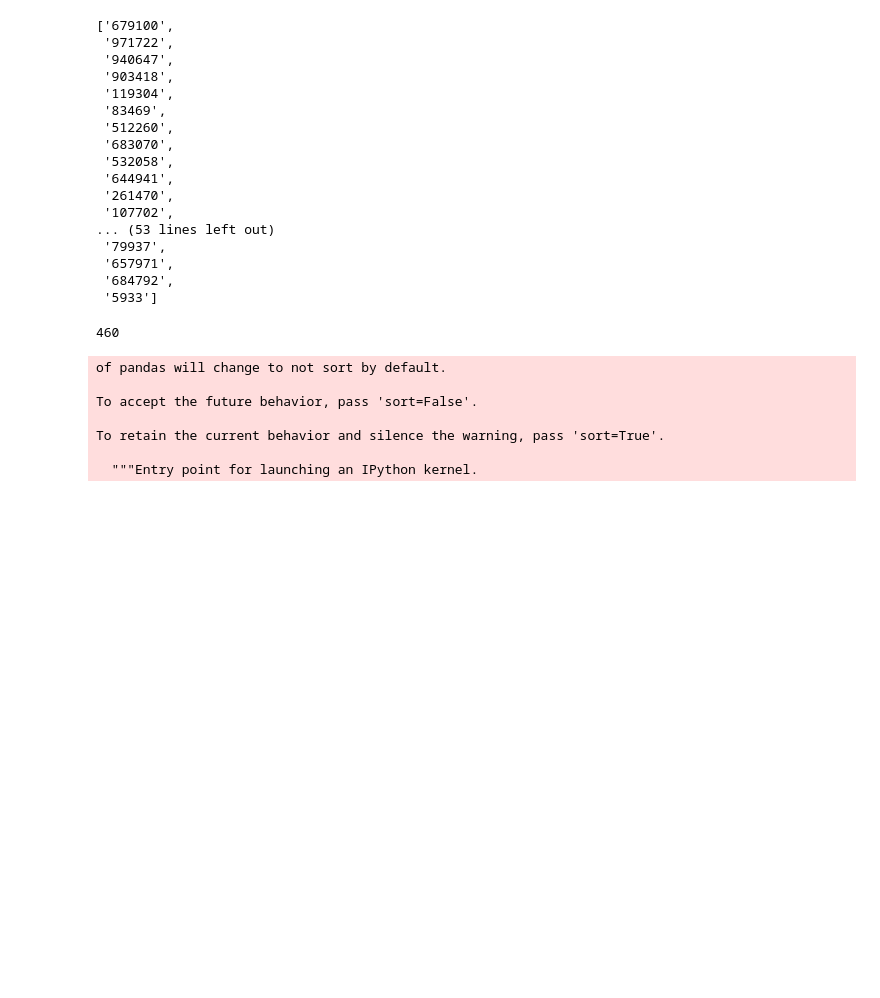
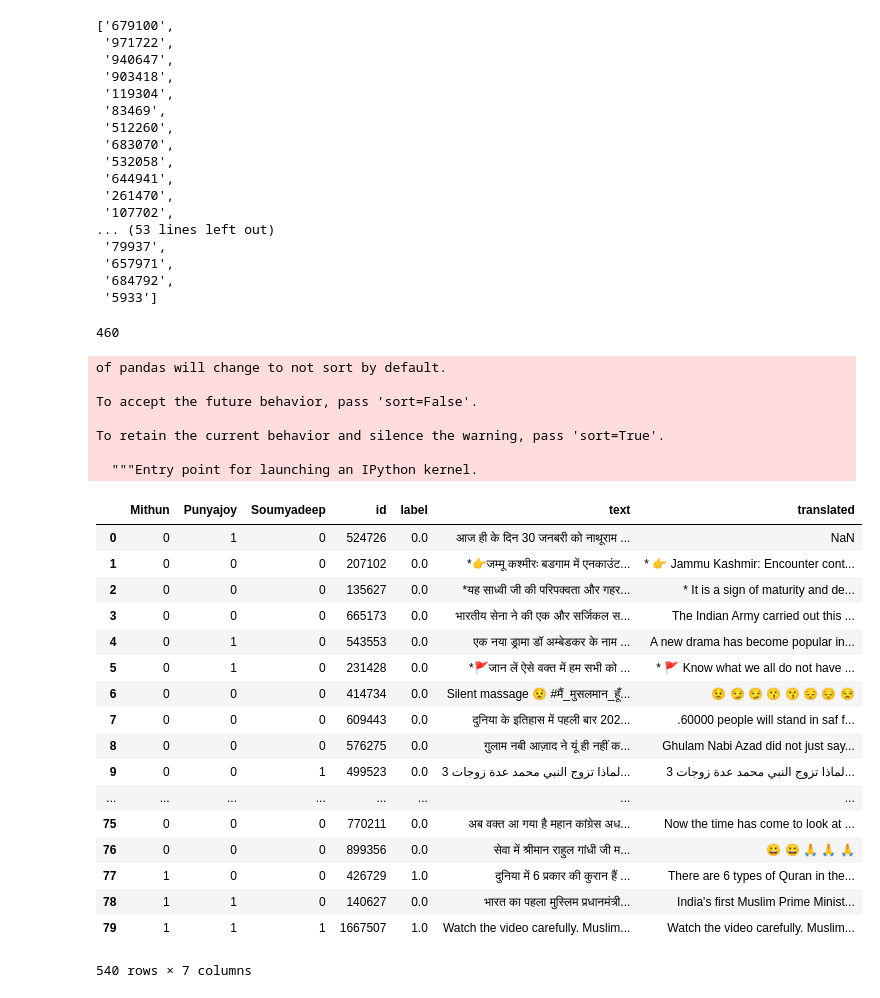
Before and after one commit to punyajoy/Term-project-NLP, a Jupyter notebook: Data_from_docanno.ipynb, the cells around one changed output. Saved outputs shown, nothing was run; the diff lists cells and outputs as text; code cells hidden in the pictures; blank space fills up the shorter version.

```diff
--- a/Data_from_docanno.ipynb
+++ b/Data_from_docanno.ipynb
@@ -220,3 +220,24 @@ To retain the current behavior and silence the warning, pass 'sort=True'.
   """Entry point for launching an IPython kernel.
 # %%
 total_dataframe.to_csv('Total_data_annotated.csv')
+# %%
+total_dataframe
+# %% [output]
+|  | Mithun | Punyajoy | Soumyadeep | id | label | text | translated |
+| 0 | 0 | 1 | 0 | 524726 | 0.0 | आज ही के दिन 30 जनबरी को नाथूराम ... | NaN |
+| 1 | 0 | 0 | 0 | 207102 | 0.0 | *👉जम्मू कश्मीरः बडगाम में एनकाउंट... | * 👉 Jammu Kashmir: Encounter cont... |
+| 2 | 0 | 0 | 0 | 135627 | 0.0 | *यह साध्वी जी की परिपक्वता और गहर... | * It is a sign of maturity and de... |
+| 3 | 0 | 0 | 0 | 665173 | 0.0 | भारतीय सेना ने की एक और सर्जिकल स... | The Indian Army carried out this ... |
+| 4 | 0 | 1 | 0 | 543553 | 0.0 | एक नया ड्रामा डॉ अम्बेडकर के नाम ... | A new drama has become popular in... |
+| 5 | 0 | 1 | 0 | 231428 | 0.0 | *🚩जान लें ऐसे वक्त में हम सभी को ... | * 🚩 Know what we all do not have ... |
+| 6 | 0 | 0 | 0 | 414734 | 0.0 | Silent massage 😟 #मैं_मुसलमान_हूँ... | 😟 😏 😏 😗 😗 😔 😔 😒 |
+| 7 | 0 | 0 | 0 | 609443 | 0.0 | दुनिया के इतिहास में पहली बार 202... | .60000 people will stand in saf f... |
+| 8 | 0 | 0 | 0 | 576275 | 0.0 | ग़ुलाम नबी आज़ाद ने यूं ही नहीं क... | Ghulam Nabi Azad did not just say... |
+| 9 | 0 | 0 | 1 | 499523 | 0.0 | لماذا تزوج النبي محمد عدة زوجات 3... | لماذا تزوج النبي محمد عدة زوجات 3... |
+| ... | ... | ... | ... | ... | ... | ... | ... |
+| 75 | 0 | 0 | 0 | 770211 | 0.0 | अब वक्त आ गया है महान कांग्रेस अध... | Now the time has come to look at ... |
+| 76 | 0 | 0 | 0 | 899356 | 0.0 | सेवा में श्रीमान राहुल गांधी जी म... | 😀 😀 🙏 🙏 🙏 |
+| 77 | 1 | 0 | 0 | 426729 | 1.0 | दुनिया में 6 प्रकार की कुरान हैं ... | There are 6 types of Quran in the... |
+| 78 | 1 | 1 | 0 | 140627 | 0.0 | भारत का पहला मुस्लिम प्रधानमंत्री... | India's first Muslim Prime Minist... |
+| 79 | 1 | 1 | 1 | 1667507 | 1.0 | Watch the video carefully. Muslim... | Watch the video carefully. Muslim... |
+540 rows × 7 columns
```
Also changed, not shown: 5 other files.
